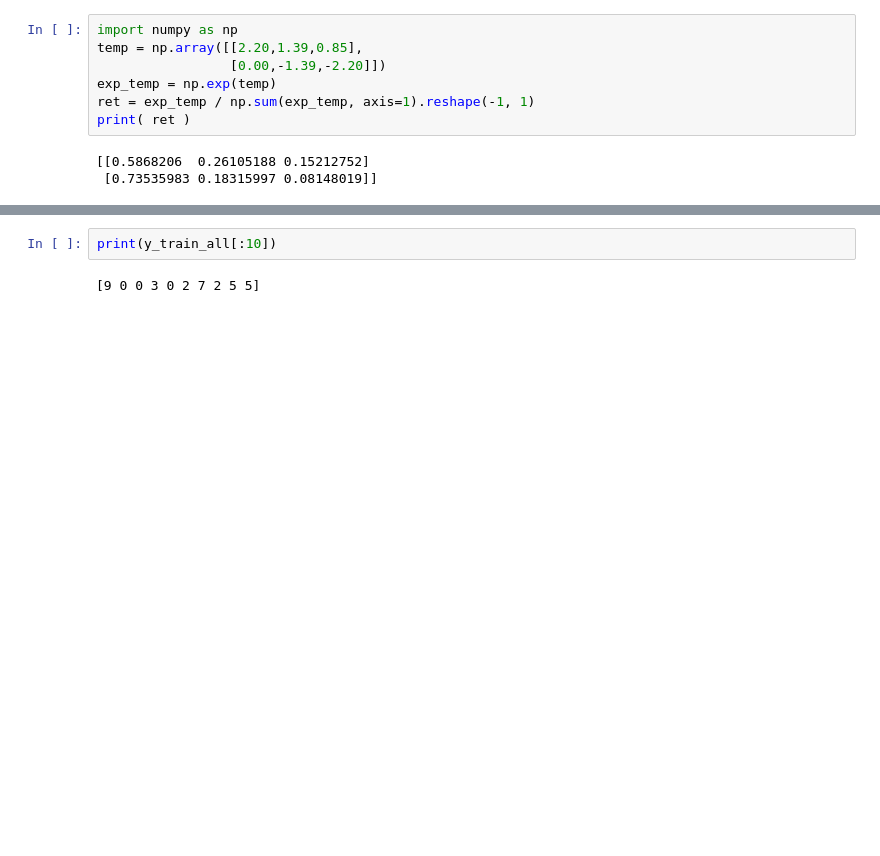
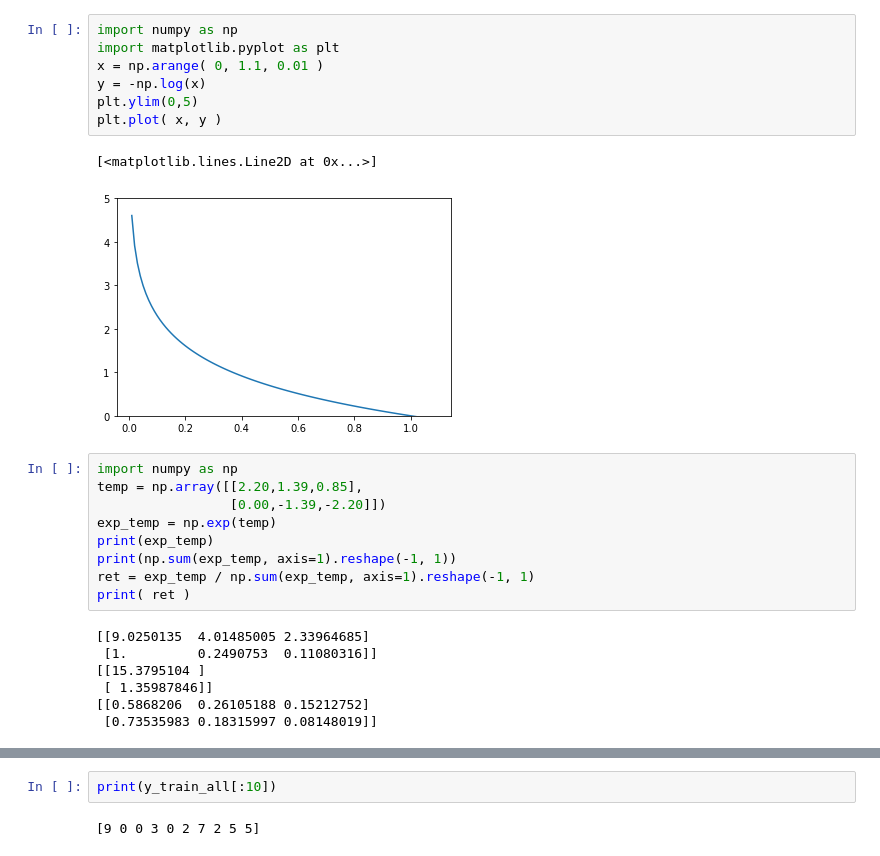
Before and after one commit to imguru-mooc/deep_learning_nlp, a Jupyter notebook: Chapter_4/2.softmax.ipynb, the cells around one changed output, grey strips where cells are left out. Cells and saved outputs as stored; diff of their text form; blank space fills up the shorter version.

```diff
--- a/Chapter_4/2.softmax.ipynb
+++ b/Chapter_4/2.softmax.ipynb
@@ -1,11 +1,27 @@
+# %%
+import numpy as np
+import matplotlib.pyplot as plt
+x = np.arange( 0, 1.1, 0.01 )
+y = -np.log(x)
+plt.ylim(0,5)
+plt.plot( x, y )
+# %% [output]
+[<matplotlib.lines.Line2D at 0x...>]
+[figure, added]
 # %%
 import numpy as np
 temp = np.array([[2.20,1.39,0.85],
                  [0.00,-1.39,-2.20]])
 exp_temp = np.exp(temp)
+print(exp_temp)
+print(np.sum(exp_temp, axis=1).reshape(-1, 1))
 ret = exp_temp / np.sum(exp_temp, axis=1).reshape(-1, 1)
 print( ret )
 # %% [output]
+[[9.0250135  4.01485005 2.33964685]
+ [1.         0.2490753  0.11080316]]
+[[15.3795104 ]
+ [ 1.35987846]]
 [[0.5868206  0.26105188 0.15212752]
  [0.73535983 0.18315997 0.08148019]]
 # %%
```
Also changed, not shown: parts of 5 cells of this notebook, 2 other files.
